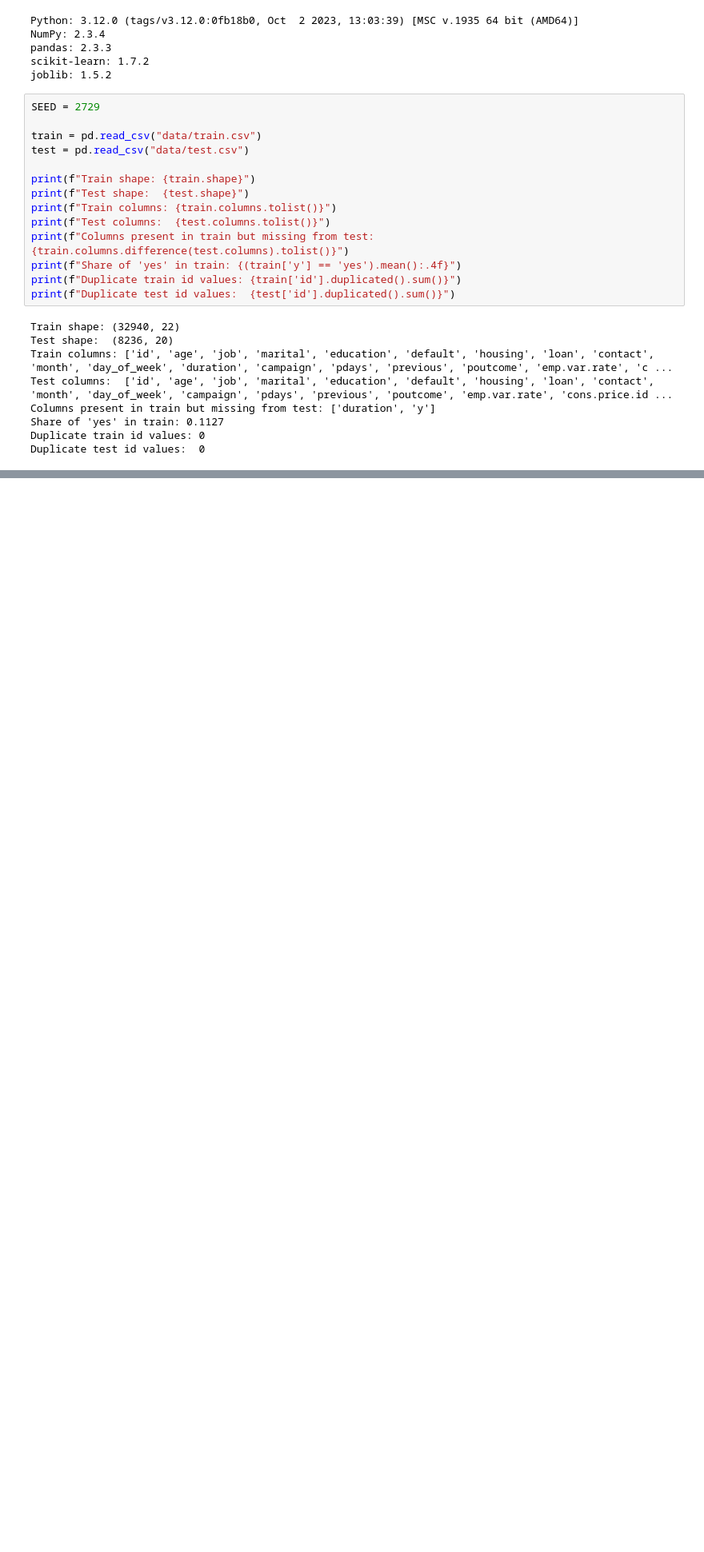
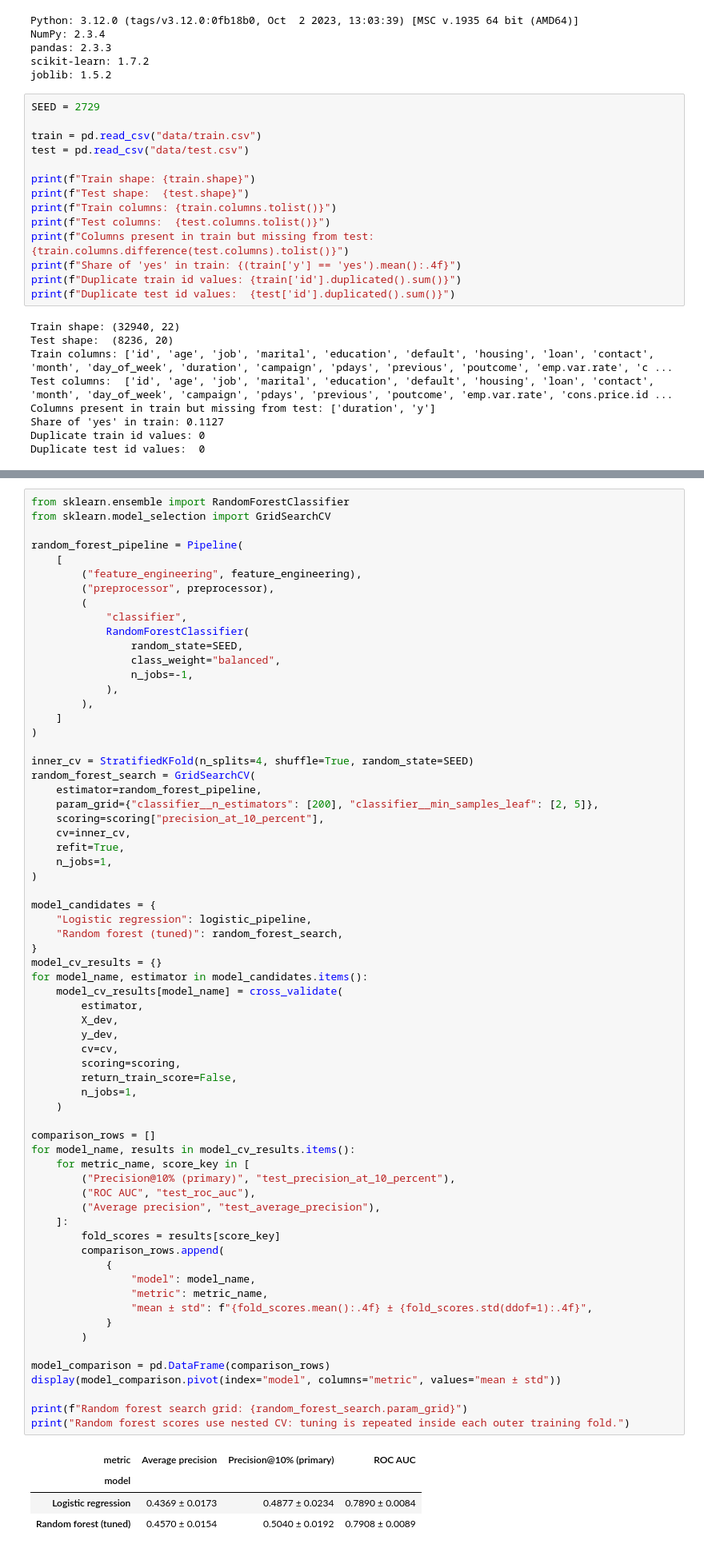
Before and after one commit to NurdauletZhussip-tech/task-03-ML-course, a Jupyter notebook: zhussip_task3.ipynb, the cells around one changed output, grey strips where cells are left out. Shown at 80% size. Saved outputs shown, nothing was run; the diff lists cells and outputs as text; blank space fills up the shorter version.

Commit message:
Add random forest model with hyperparameter tuning and evaluation metrics to Task 3 notebook

```diff
--- a/zhussip_task3.ipynb
+++ b/zhussip_task3.ipynb
@@ -278,0 +306,71 @@ plt.show()
+# %%
+from sklearn.ensemble import RandomForestClassifier
+from sklearn.model_selection import GridSearchCV
+
+random_forest_pipeline = Pipeline(
+    [
+        ("feature_engineering", feature_engineering),
+        ("preprocessor", preprocessor),
+        (
+            "classifier",
+            RandomForestClassifier(
+                random_state=SEED,
+                class_weight="balanced",
+                n_jobs=-1,
+            ),
+        ),
+    ]
+)
+
+inner_cv = StratifiedKFold(n_splits=4, shuffle=True, random_state=SEED)
+random_forest_search = GridSearchCV(
+    estimator=random_forest_pipeline,
+    param_grid={"classifier__n_estimators": [200], "classifier__min_samples_leaf": [2, 5]},
+    scoring=scoring["precision_at_10_percent"],
+    cv=inner_cv,
+    refit=True,
+    n_jobs=1,
+)
+
+model_candidates = {
+    "Logistic regression": logistic_pipeline,
+    "Random forest (tuned)": random_forest_search,
+}
+model_cv_results = {}
+for model_name, estimator in model_candidates.items():
+    model_cv_results[model_name] = cross_validate(
+        estimator,
+        X_dev,
+        y_dev,
+        cv=cv,
+        scoring=scoring,
+        return_train_score=False,
+        n_jobs=1,
+    )
+
+comparison_rows = []
+for model_name, results in model_cv_results.items():
+    for metric_name, score_key in [
+        ("Precision@10% (primary)", "test_precision_at_10_percent"),
+        ("ROC AUC", "test_roc_auc"),
+        ("Average precision", "test_average_precision"),
+    ]:
+        fold_scores = results[score_key]
+        comparison_rows.append(
+            {
+                "model": model_name,
+                "metric": metric_name,
+                "mean ± std": f"{fold_scores.mean():.4f} ± {fold_scores.std(ddof=1):.4f}",
+            }
+        )
+
+model_comparison = pd.DataFrame(comparison_rows)
+display(model_comparison.pivot(index="model", columns="metric", values="mean ± std"))
+
+print(f"Random forest search grid: {random_forest_search.param_grid}")
+print("Random forest scores use nested CV: tuning is repeated inside each outer training fold.")
+# %% [output]
+| metric | Average precision | Precision@10% (primary) | ROC AUC |
+| model |  |  |  |
+| Logistic regression | 0.4369 ± 0.0173 | 0.4877 ± 0.0234 | 0.7890 ± 0.0084 |
+| Random forest (tuned) | 0.4570 ± 0.0154 | 0.5040 ± 0.0192 | 0.7908 ± 0.0089 |
```
Also changed, not shown: parts of 8 cells of this notebook.
